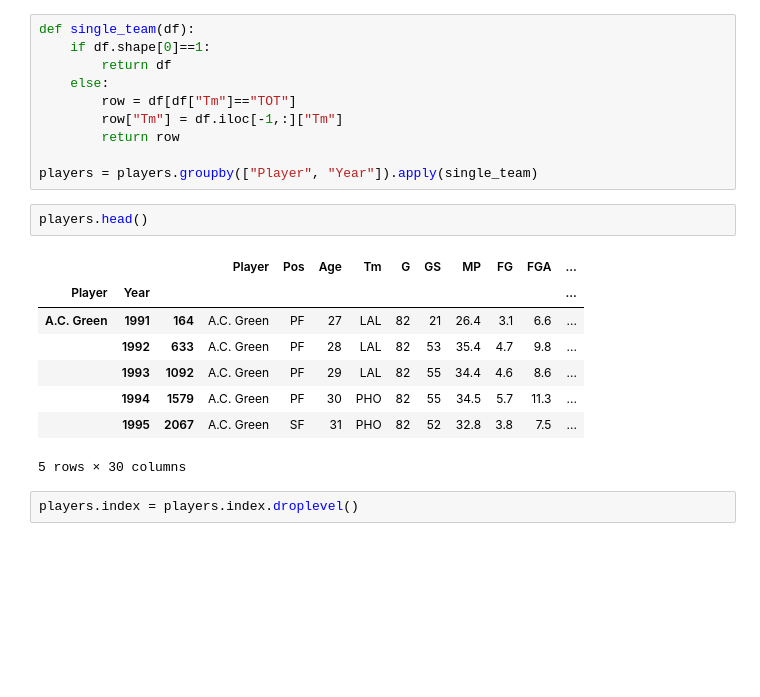
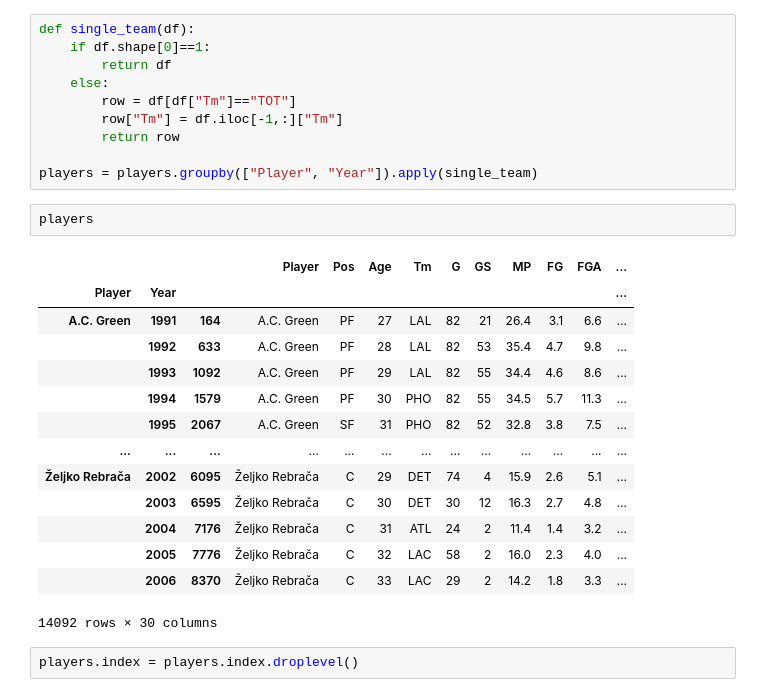
Before and after one commit to dataquestio/project-walkthroughs, a Jupyter notebook: mvp/predictors.ipynb, the cells around one changed output. Saved outputs shown, nothing was run; the diff lists cells and outputs as text; blank space fills up the shorter version.

```diff
--- a/mvp/predictors.ipynb
+++ b/mvp/predictors.ipynb
@@ -52,16 +58,22 @@ def single_team(df):
 
 players = players.groupby(["Player", "Year"]).apply(single_team)
 # %%
-players.head()
+players
 # %% [output]
 |  |  |  | Player | Pos | Age | Tm | G | GS | MP | FG | FGA | ... |
 | Player | Year |  |  |  |  |  |  |  |  |  |  | ... |
 | A.C. Green | 1991 | 164 | A.C. Green | PF | 27 | LAL | 82 | 21 | 26.4 | 3.1 | 6.6 | ... |
 |  | 1992 | 633 | A.C. Green | PF | 28 | LAL | 82 | 53 | 35.4 | 4.7 | 9.8 | ... |
 |  | 1993 | 1092 | A.C. Green | PF | 29 | LAL | 82 | 55 | 34.4 | 4.6 | 8.6 | ... |
 |  | 1994 | 1579 | A.C. Green | PF | 30 | PHO | 82 | 55 | 34.5 | 5.7 | 11.3 | ... |
 |  | 1995 | 2067 | A.C. Green | SF | 31 | PHO | 82 | 52 | 32.8 | 3.8 | 7.5 | ... |
+| ... | ... | ... | ... | ... | ... | ... | ... | ... | ... | ... | ... | ... |
+| Željko Rebrača | 2002 | 6095 | Željko Rebrača | C | 29 | DET | 74 | 4 | 15.9 | 2.6 | 5.1 | ... |
+|  | 2003 | 6595 | Željko Rebrača | C | 30 | DET | 30 | 12 | 16.3 | 2.7 | 4.8 | ... |
+|  | 2004 | 7176 | Željko Rebrača | C | 31 | ATL | 24 | 2 | 11.4 | 1.4 | 3.2 | ... |
+|  | 2005 | 7776 | Željko Rebrača | C | 32 | LAC | 58 | 2 | 16.0 | 2.3 | 4.0 | ... |
+|  | 2006 | 8370 | Željko Rebrača | C | 33 | LAC | 29 | 2 | 14.2 | 1.8 | 3.3 | ... |
-5 rows × 30 columns
+14092 rows × 30 columns
 # %%
 players.index = players.index.droplevel()
 # %%
```
Also changed, not shown: parts of 14 cells of this notebook, 1 other file.
